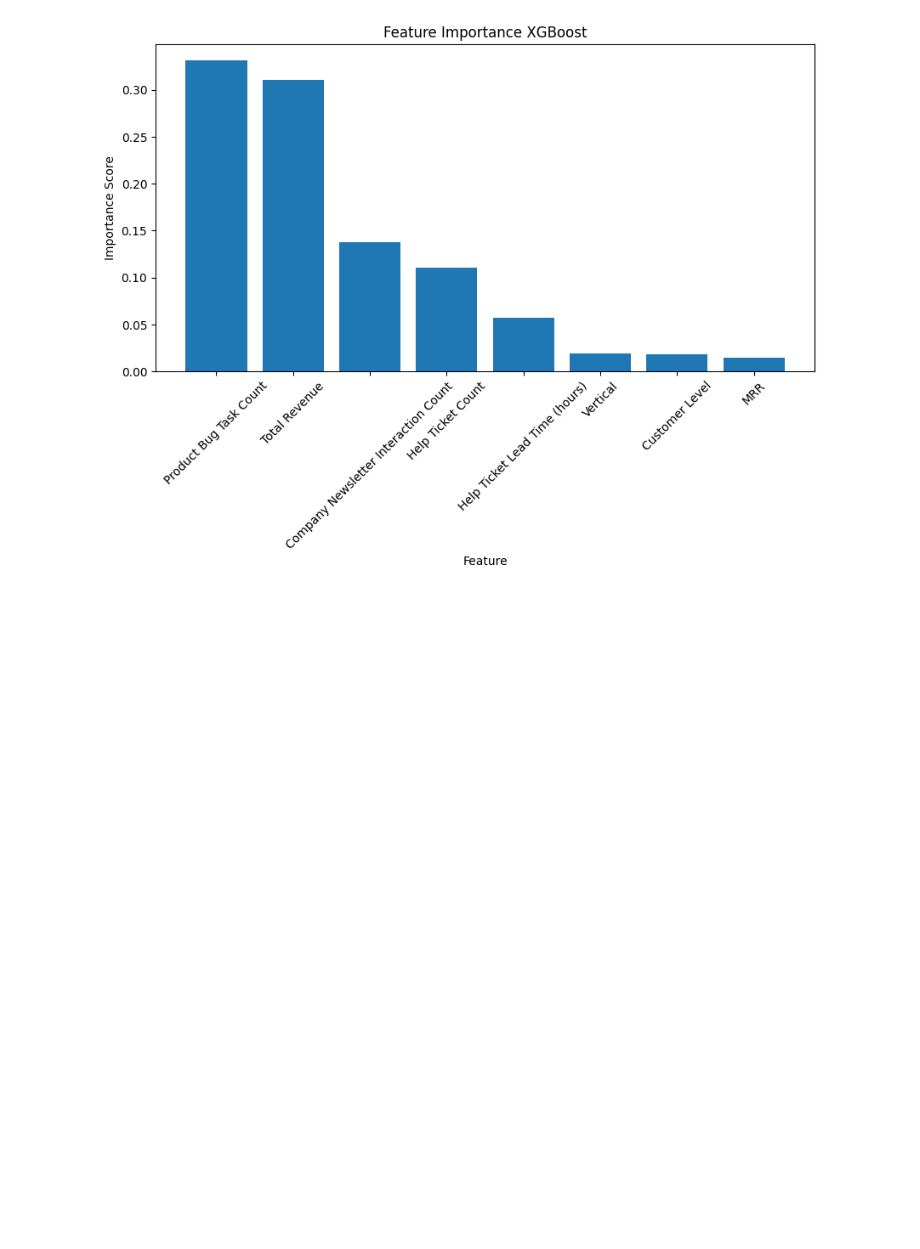
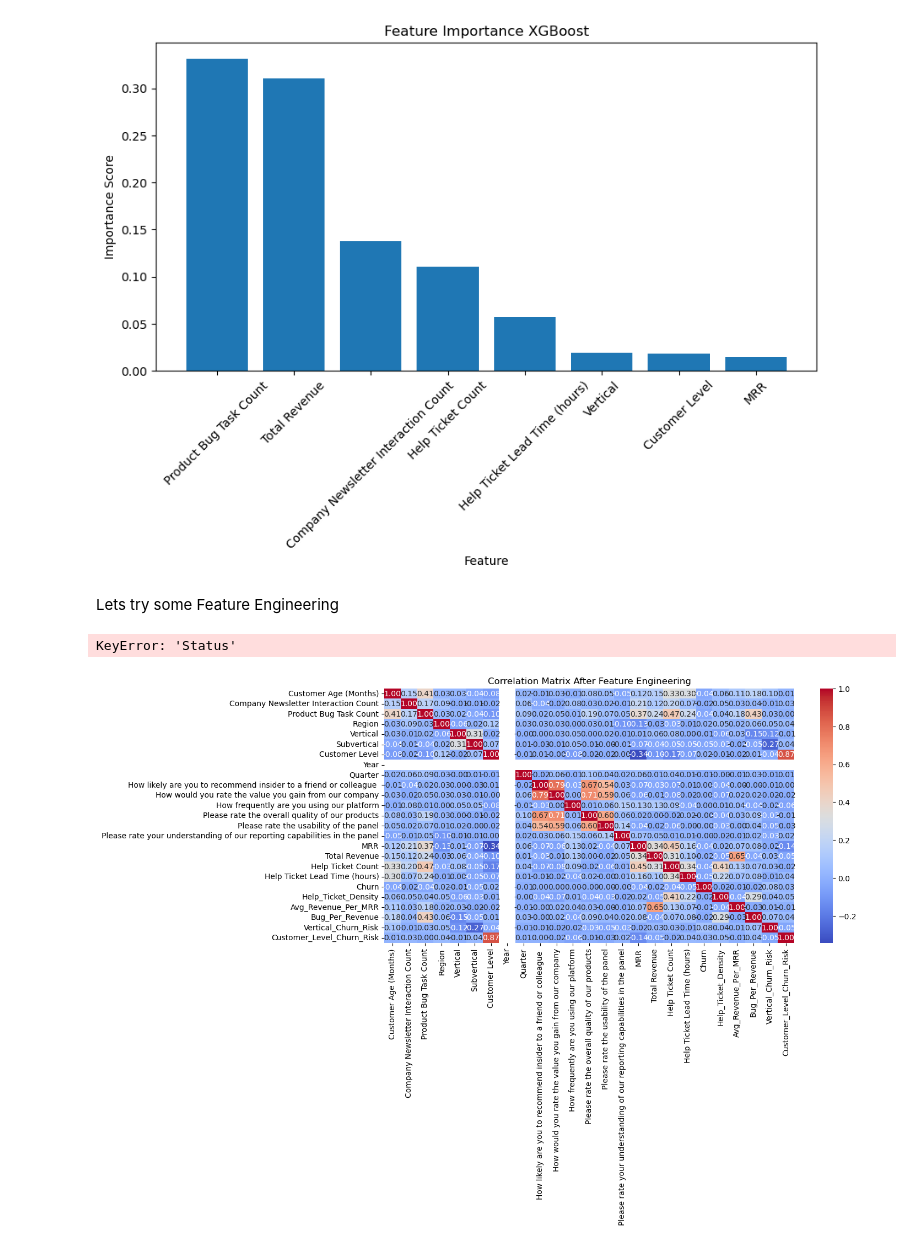
Before and after one commit to yahocan/hacettepeaidatathon2024, a Jupyter notebook: datathon.ipynb, the cells around one changed output. Drawn from its saved outputs; the diff is of its cells as text; code cells hidden in the pictures; blank space fills up the shorter version.

```diff
--- a/datathon.ipynb
+++ b/datathon.ipynb
@@ -673,3 +661,30 @@ plt.title("Feature Importance XGBoost")
 plt.show()
 # %% [output]
 [figure]
+# %% [markdown]
+Lets try some Feature Engineering
+# %%
+# Create new features
+df["Help_Ticket_Density"] = df["Help Ticket Count"] / (df["Total Revenue"] + 1)  # tickets per revenue dollar
+df["Avg_Revenue_Per_MRR"] = df["Total Revenue"] / (df["MRR"] + 1)  # average total revenue per monthly revenue
+df["Bug_Per_Revenue"] = df["Product Bug Task Count"] / (df["Total Revenue"] + 1)  # bugs per revenue dollar
+df["Vertical_Churn_Risk"] = df.groupby("Vertical")["Churn"].transform("mean")  # vertical special churn risk
+df["Customer_Level_Churn_Risk"] = df.groupby("Customer Level")["Churn"].transform("mean")  # Risk per customer level
+
+# Drop redundant features
+df.drop(columns=["Customer ID", "Status"], inplace=True)
+# %%
+#We will one hot encode the categorical columns
+df_encoded = df.copy()
+encoder = LabelEncoder()
+for col in categorical_cols:
+    df_encoded[col] = encoder.fit_transform(df_encoded[col])
+# %% [output]
+KeyError: 'Status'
+# %%
+plt.figure(figsize=(12, 6))
+sns.heatmap(df_encoded.corr(), cmap="coolwarm", annot=True, fmt=".2f")
+plt.title("Correlation Matrix After Feature Engineering")
+plt.show()
+# %% [output]
+[figure, added]
```
Also changed, not shown: parts of 23 cells of this notebook, 3 other files.
